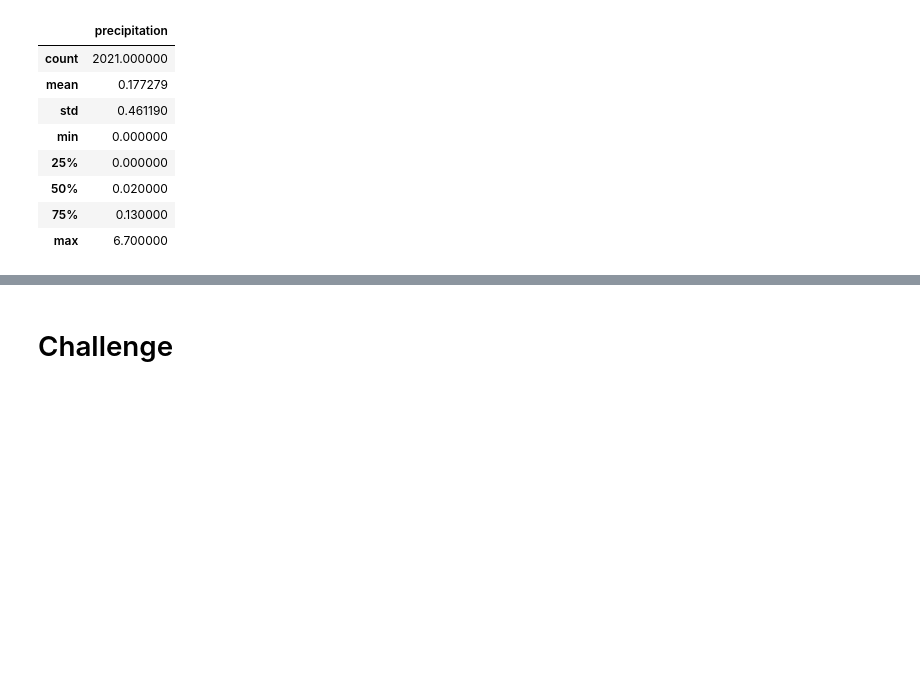
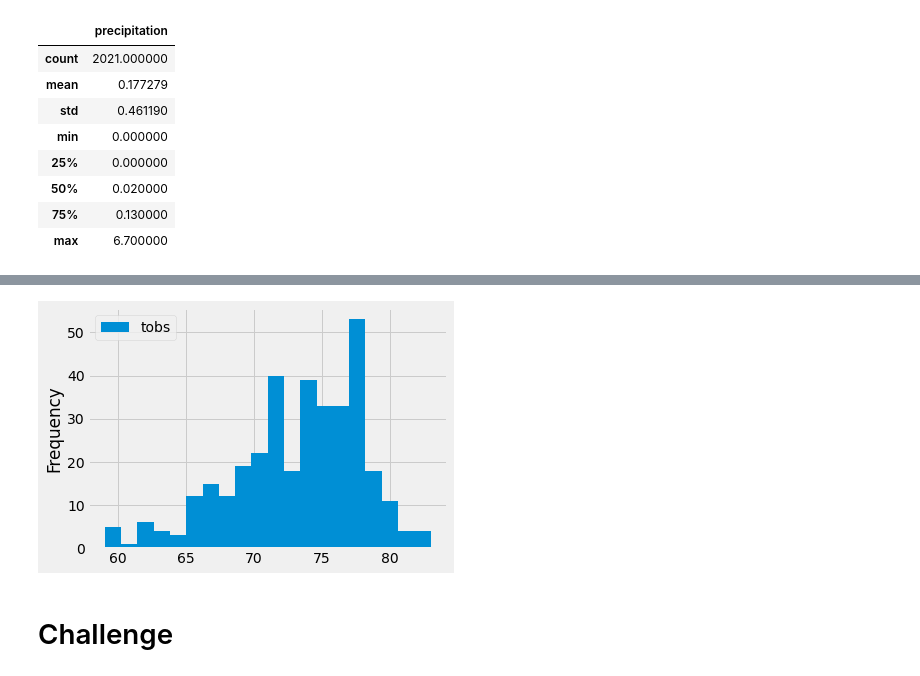
Before and after one commit to RebeccaA79/surfs_up, a Jupyter notebook: climate_analysis.ipynb, the cells around one changed output, grey strips where cells are left out. Drawn from its saved outputs; the diff is of its cells as text; code cells hidden in the pictures; blank space fills up the shorter version.

```diff
--- a/climate_analysis.ipynb
+++ b/climate_analysis.ipynb
@@ -111,2 +166,9 @@ df.describe()
+# %%
+# adjust bins to 20 and view results: compared to bins = 5, the data provides more detail of the different temps
+
+df.plot.hist(bins=20)
+plt.tight_layout()
+# %% [output]
+[figure, added]
 # %% [markdown]
 # Challenge
```
Also changed, not shown: parts of 7 cells of this notebook.
